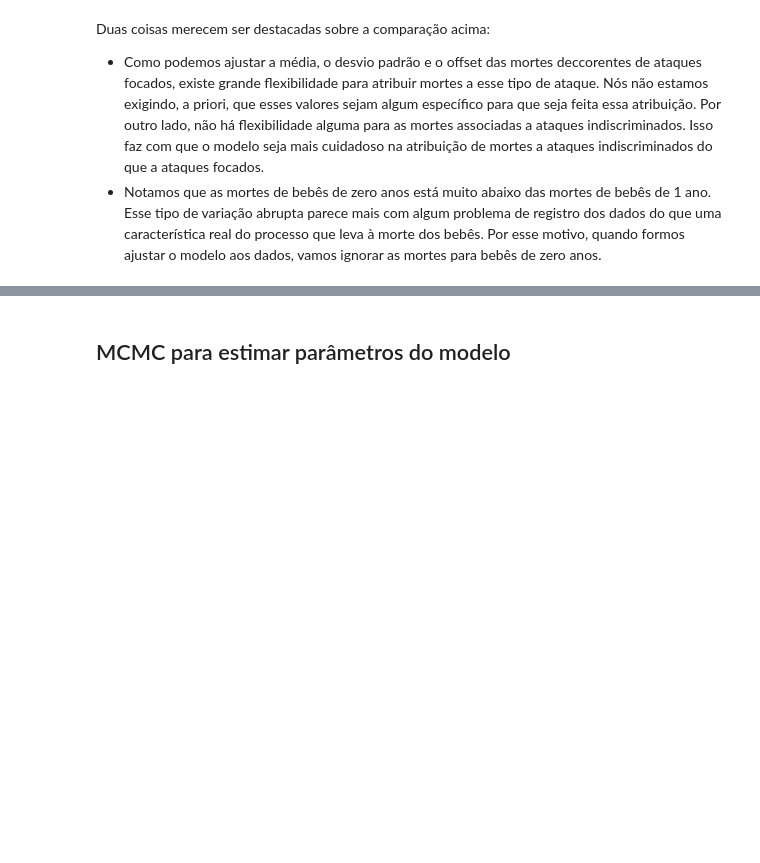
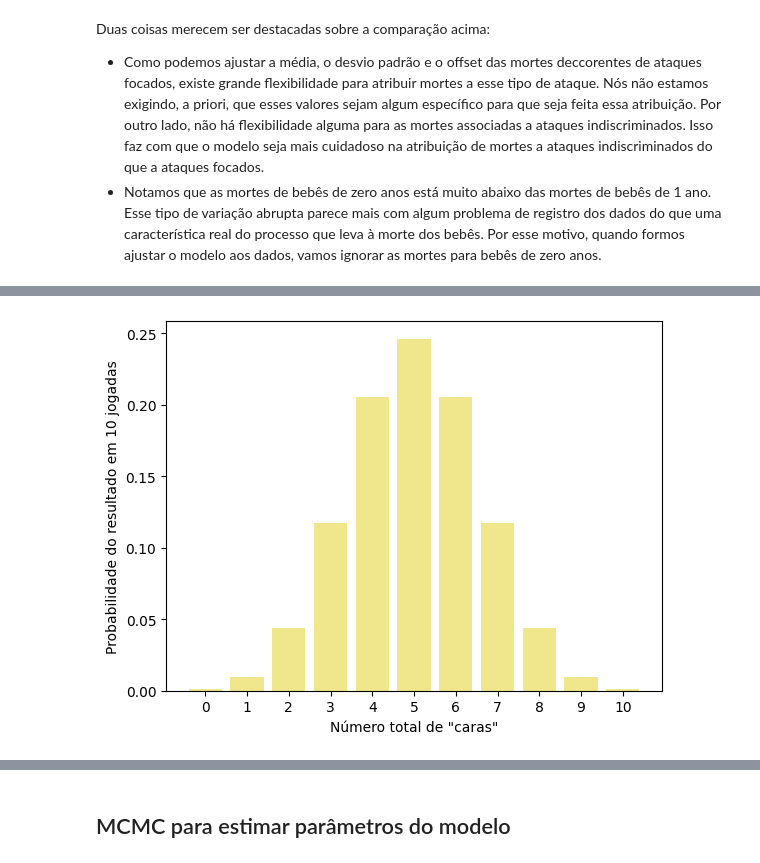
Before and after one commit to tecMTST/tutorial-de-dados, a Jupyter notebook: 30_massacre-gaza/10_ajuste-modelo_MCMC_mortos-gaza.ipynb, the cells around one changed output, grey strips where cells are left out. Saved outputs shown, nothing was run; the diff lists cells and outputs as text; code cells hidden in the pictures; blank space fills up the shorter version.

```diff
--- a/30_massacre-gaza/10_ajuste-modelo_MCMC_mortos-gaza.ipynb
+++ b/30_massacre-gaza/10_ajuste-modelo_MCMC_mortos-gaza.ipynb
@@ -362,0 +393,15 @@ Duas coisas merecem ser destacadas sobre a comparação acima:
+# %%
+p = 0.5 # Probabilidade de obter "cara" em uma única jogada.
+n = 10  # Número de jogadas.
+# Calcula a distribuição de probabilidade para cada número de "caras" que podem ser obtidos:
+k = np.arange(0, n + 1)
+prob_cara = binom.pmf(k, n, p)
+# Gráfico:
+pl.bar(k, prob_cara, color='khaki')
+# Formatação:
+pl.xticks(k,k)
+pl.ylabel('Probabilidade do resultado em {} jogadas'.format(n))
+pl.xlabel('Número total de "caras"')
+pl.show()
+# %% [output]
+[figure, added]
```
Also changed, not shown: parts of 20 cells of this notebook, 2 other files.
